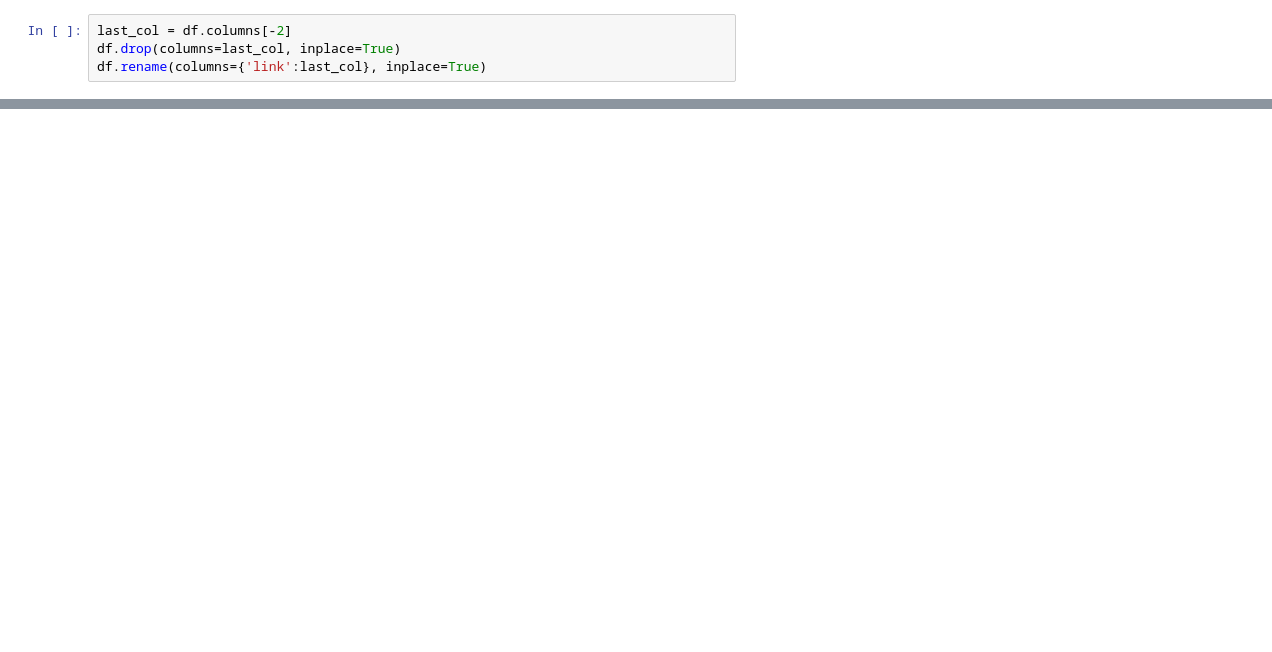
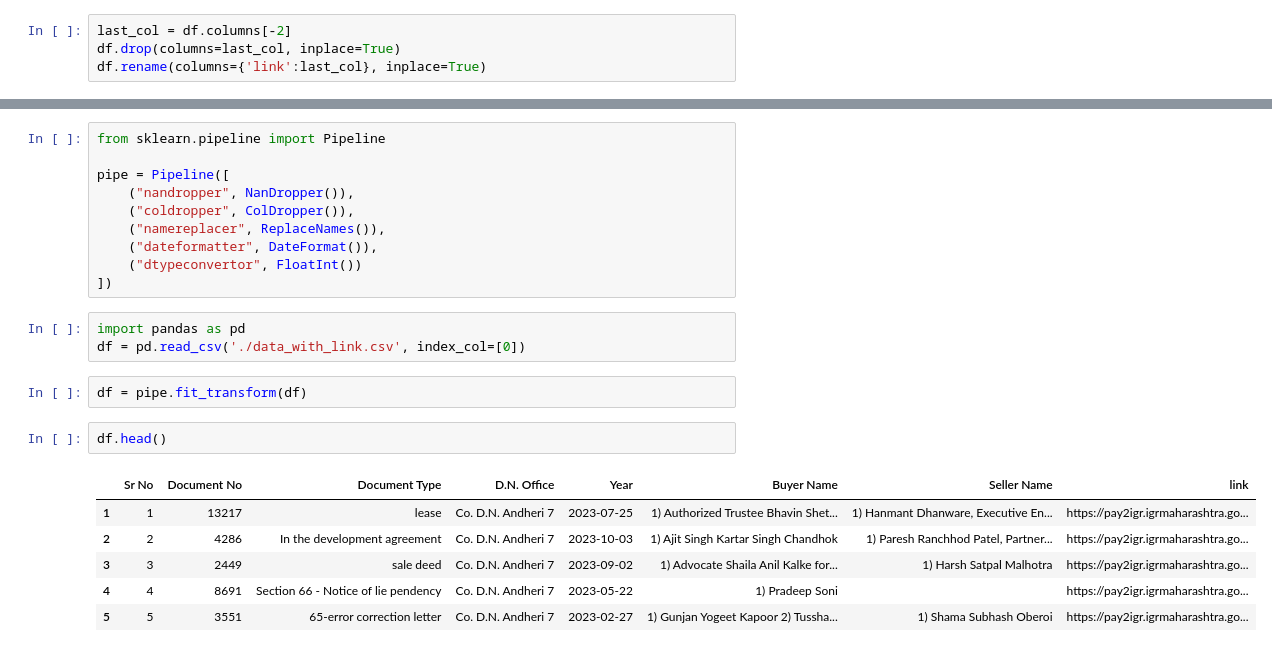
Before and after one commit to dhruvbhavsar0612/scrapper-housing, a Jupyter notebook: data.ipynb, the cells around one changed output, grey strips where cells are left out. Saved outputs shown, nothing was run; the diff lists cells and outputs as text; blank space fills up the shorter version.

```diff
--- a/data.ipynb
+++ b/data.ipynb
@@ -142,0 +323,24 @@ DefaultCredentialsError: Could not automatically determine credentials. Please s
+# %%
+from sklearn.pipeline import Pipeline
+
+pipe = Pipeline([
+    ("nandropper", NanDropper()),
+    ("coldropper", ColDropper()),
+    ("namereplacer", ReplaceNames()),
+    ("dateformatter", DateFormat()),
+    ("dtypeconvertor", FloatInt())
+])
+# %%
+import pandas as pd
+df = pd.read_csv('./data_with_link.csv', index_col=[0])
+# %%
+df = pipe.fit_transform(df)
+# %%
+df.head()
+# %% [output]
+|  | Sr No | Document No | Document Type | D.N. Office | Year | Buyer Name | Seller Name | link |
+| 1 | 1 | 13217 | lease | Co. D.N. Andheri 7 | 2023-07-25 | 1) Authorized Trustee Bhavin Shet... | 1) Hanmant Dhanware, Executive En... | https://pay2igr.igrmaharashtra.go... |
+| 2 | 2 | 4286 | In the development agreement | Co. D.N. Andheri 7 | 2023-10-03 | 1) Ajit Singh Kartar Singh Chandhok | 1) Paresh Ranchhod Patel, Partner... | https://pay2igr.igrmaharashtra.go... |
+| 3 | 3 | 2449 | sale deed | Co. D.N. Andheri 7 | 2023-09-02 | 1) Advocate Shaila Anil Kalke for... | 1) Harsh Satpal Malhotra | https://pay2igr.igrmaharashtra.go... |
+| 4 | 4 | 8691 | Section 66 - Notice of lie pendency | Co. D.N. Andheri 7 | 2023-05-22 | 1) Pradeep Soni |  | https://pay2igr.igrmaharashtra.go... |
+| 5 | 5 | 3551 | 65-error correction letter | Co. D.N. Andheri 7 | 2023-02-27 | 1) Gunjan Yogeet Kapoor 2) Tussha... | 1) Shama Subhash Oberoi | https://pay2igr.igrmaharashtra.go... |
```
Also changed, not shown: parts of 31 cells of this notebook, 8 other files.
